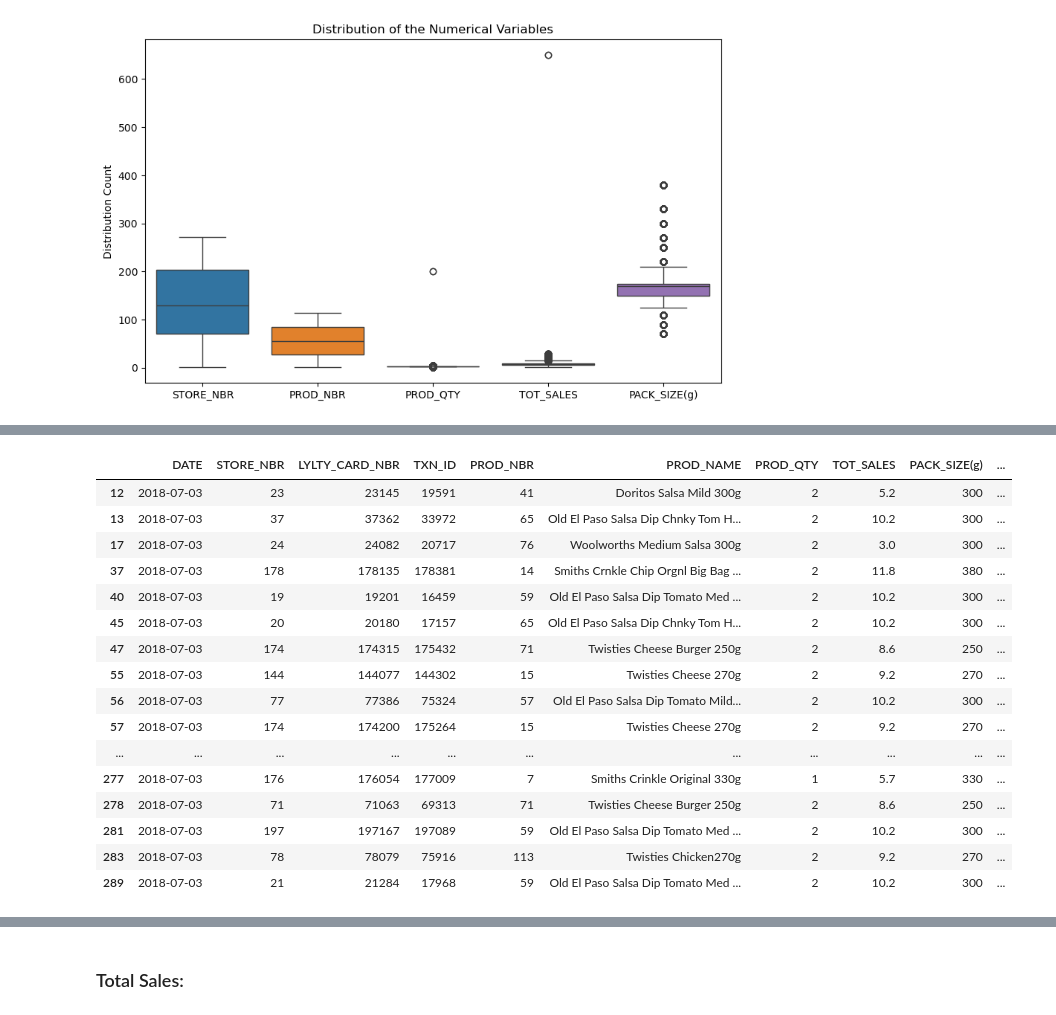
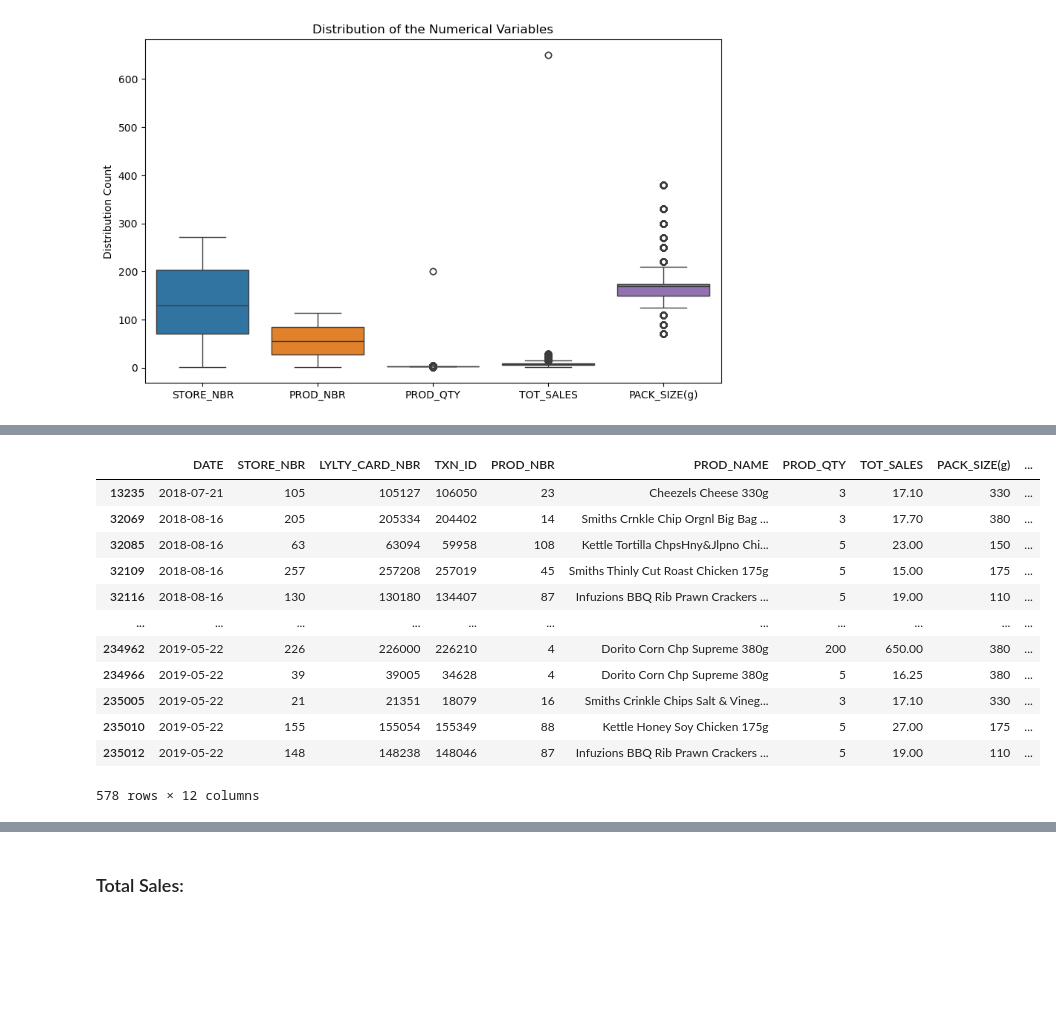
Before and after one commit to Marilyn-Rose/Data-Analytics-on-Chips-Category, a Jupyter notebook: Quantium Chips_Category Data analysis.ipynb, the cells around one changed output, grey strips where cells are left out. Cells and saved outputs as stored; diff of their text form; code cells hidden in the pictures; blank space fills up the shorter version.

```diff
--- a/Quantium Chips_Category Data analysis.ipynb
+++ b/Quantium Chips_Category Data analysis.ipynb
@@ -262,0 +276,18 @@ Name: count, dtype: int64
+# %%
+# Manual mapping dictionary
+brand_mapping = {
+    'Red': 'RRD',
+    'GrnWves': 'Grain',
+    'Infzns': 'Infuzions',
+    'Dorito': 'Doritos',
+    'Smith': 'Smiths',
+    'NCC' : 'Natural',
+    'WW': 'Woolworths',
+    'Snbts': 'Sunbites'
+}
+
+# Replace values in 'BRAND_NAME' column using the mapping
+df['BRAND_NAME'] = df['BRAND_NAME'].replace(brand_mapping)
+
+# Print updated DataFrame
+df['BRAND_NAME'].unique()
@@ -282,22 +382,18 @@ df['PACK_SIZE(g)'].plot(kind = 'hist')
 # %%
-qty_out = df[df['PACK_SIZE(g)'] > 1.5 * (df['PACK_SIZE(g)'].quantile(0.75) - df['PACK_SIZE(g)'].quantile(0.25)) + df['PACK_SIZE(g)'].quantile(0.75)]
-qty_out.head(55)
+qty_out = df[df['TOT_SALES'] > 1.5 * (df['TOT_SALES'].quantile(0.75) - df['TOT_SALES'].quantile(0.25)) + df['TOT_SALES'].quantile(0.75)]
+qty_out
 # %% [output]
 |  | DATE | STORE_NBR | LYLTY_CARD_NBR | TXN_ID | PROD_NBR | PROD_NAME | PROD_QTY | TOT_SALES | PACK_SIZE(g) | ... |
-| 12 | 2018-07-03 | 23 | 23145 | 19591 | 41 | Doritos Salsa Mild 300g | 2 | 5.2 | 300 | ... |
-| 13 | 2018-07-03 | 37 | 37362 | 33972 | 65 | Old El Paso Salsa Dip Chnky Tom H... | 2 | 10.2 | 300 | ... |
-| 17 | 2018-07-03 | 24 | 24082 | 20717 | 76 | Woolworths Medium Salsa 300g | 2 | 3.0 | 300 | ... |
-| 37 | 2018-07-03 | 178 | 178135 | 178381 | 14 | Smiths Crnkle Chip Orgnl Big Bag ... | 2 | 11.8 | 380 | ... |
-| 40 | 2018-07-03 | 19 | 19201 | 16459 | 59 | Old El Paso Salsa Dip Tomato Med ... | 2 | 10.2 | 300 | ... |
-| 45 | 2018-07-03 | 20 | 20180 | 17157 | 65 | Old El Paso Salsa Dip Chnky Tom H... | 2 | 10.2 | 300 | ... |
-| 47 | 2018-07-03 | 174 | 174315 | 175432 | 71 | Twisties Cheese Burger 250g | 2 | 8.6 | 250 | ... |
-| 55 | 2018-07-03 | 144 | 144077 | 144302 | 15 | Twisties Cheese 270g | 2 | 9.2 | 270 | ... |
-| 56 | 2018-07-03 | 77 | 77386 | 75324 | 57 | Old El Paso Salsa Dip Tomato Mild... | 2 | 10.2 | 300 | ... |
-| 57 | 2018-07-03 | 174 | 174200 | 175264 | 15 | Twisties Cheese 270g | 2 | 9.2 | 270 | ... |
+| 13235 | 2018-07-21 | 105 | 105127 | 106050 | 23 | Cheezels Cheese 330g | 3 | 17.10 | 330 | ... |
+| 32069 | 2018-08-16 | 205 | 205334 | 204402 | 14 | Smiths Crnkle Chip Orgnl Big Bag ... | 3 | 17.70 | 380 | ... |
+| 32085 | 2018-08-16 | 63 | 63094 | 59958 | 108 | Kettle Tortilla ChpsHny&Jlpno Chi... | 5 | 23.00 | 150 | ... |
+| 32109 | 2018-08-16 | 257 | 257208 | 257019 | 45 | Smiths Thinly Cut Roast Chicken 175g | 5 | 15.00 | 175 | ... |
+| 32116 | 2018-08-16 | 130 | 130180 | 134407 | 87 | Infuzions BBQ Rib Prawn Crackers ... | 5 | 19.00 | 110 | ... |
 | ... | ... | ... | ... | ... | ... | ... | ... | ... | ... | ... |
-| 277 | 2018-07-03 | 176 | 176054 | 177009 | 7 | Smiths Crinkle Original 330g | 1 | 5.7 | 330 | ... |
-| 278 | 2018-07-03 | 71 | 71063 | 69313 | 71 | Twisties Cheese Burger 250g | 2 | 8.6 | 250 | ... |
-| 281 | 2018-07-03 | 197 | 197167 | 197089 | 59 | Old El Paso Salsa Dip Tomato Med ... | 2 | 10.2 | 300 | ... |
-| 283 | 2018-07-03 | 78 | 78079 | 75916 | 113 | Twisties Chicken270g | 2 | 9.2 | 270 | ... |
-| 289 | 2018-07-03 | 21 | 21284 | 17968 | 59 | Old El Paso Salsa Dip Tomato Med ... | 2 | 10.2 | 300 | ... |
+| 234962 | 2019-05-22 | 226 | 226000 | 226210 | 4 | Dorito Corn Chp Supreme 380g | 200 | 650.00 | 380 | ... |
+| 234966 | 2019-05-22 | 39 | 39005 | 34628 | 4 | Dorito Corn Chp Supreme 380g | 5 | 16.25 | 380 | ... |
+| 235005 | 2019-05-22 | 21 | 21351 | 18079 | 16 | Smiths Crinkle Chips Salt & Vineg... | 3 | 17.10 | 330 | ... |
+| 235010 | 2019-05-22 | 155 | 155054 | 155349 | 88 | Kettle Honey Soy Chicken 175g | 5 | 27.00 | 175 | ... |
+| 235012 | 2019-05-22 | 148 | 148238 | 148046 | 87 | Infuzions BBQ Rib Prawn Crackers ... | 5 | 19.00 | 110 | ... |
+578 rows × 12 columns
 # %%
```
Also changed, not shown: parts of 43 cells of this notebook.
